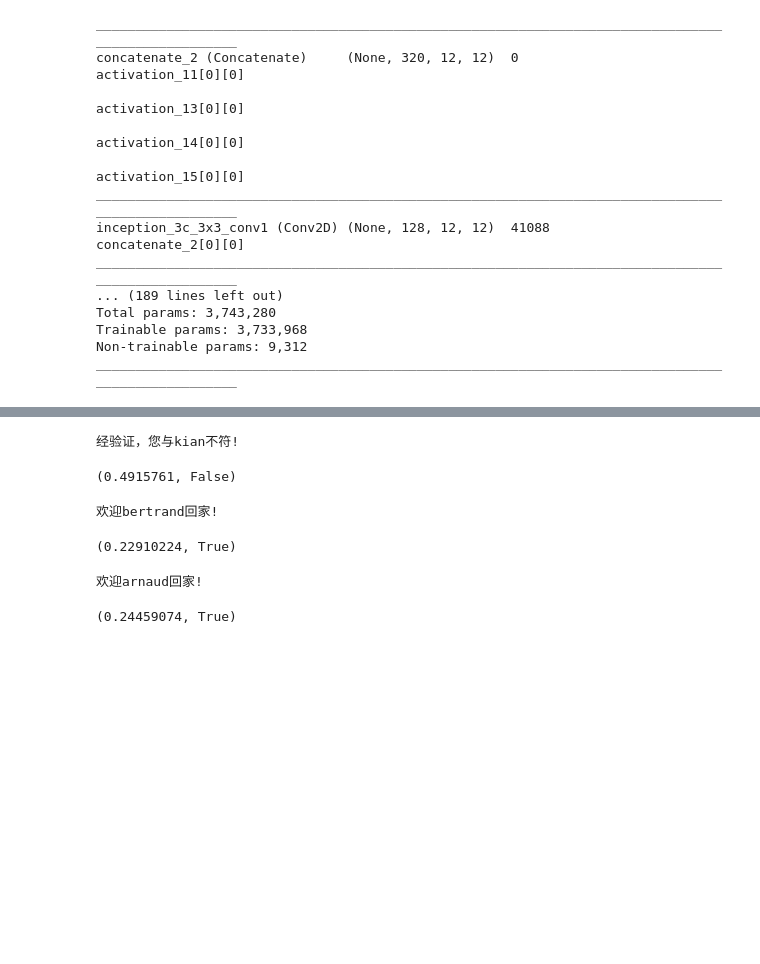
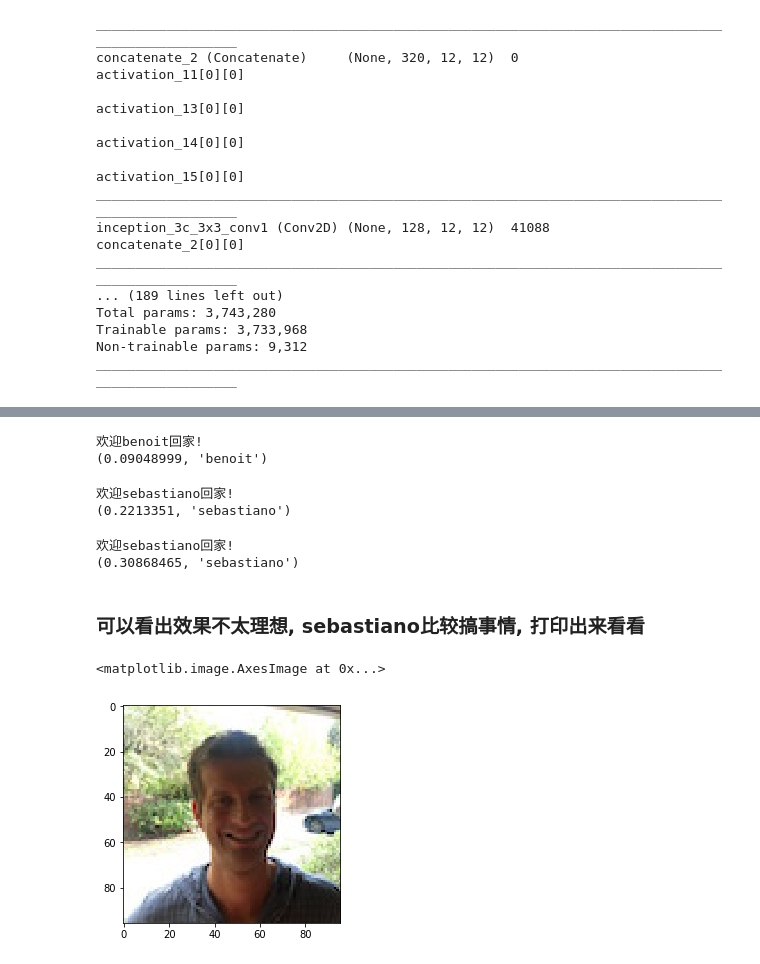
Before and after one commit to wjphallo/deeplearning-study, a Jupyter notebook: 4-4/face_recognition/face_recognition.ipynb, the cells around one changed output, grey strips where cells are left out. Saved outputs shown, nothing was run; the diff lists cells and outputs as text; code cells hidden in the pictures; blank space fills up the shorter version.

```diff
--- a/4-4/face_recognition/face_recognition.ipynb
+++ b/4-4/face_recognition/face_recognition.ipynb
@@ -97,15 +317,25 @@ verify("images/camera_0.jpg","younes",database,FRmodel)
 # %%
-verify("images/camera_2.jpg", "kian", database, FRmodel)
+print(who_is_it("images/camera_2.jpg", database, FRmodel), end='\n\n')    # benoit
 # %% [output]
-经验证，您与kian不符!
+欢迎benoit回家!
+(0.09048999, 'benoit')
-(0.4915761, False)
 # %%
-verify("images/camera_1.jpg", "bertrand", database, FRmodel)
+print(who_is_it("images/camera_1.jpg", database, FRmodel), end='\n\n')    # bertrand
 # %% [output]
-欢迎bertrand回家!
+欢迎sebastiano回家!
+(0.2213351, 'sebastiano')
-(0.22910224, True)
-# %%
-verify("images/camera_1.jpg", "arnaud", database, FRmodel)
-# %% [output]
-欢迎arnaud回家!
-(0.24459074, True)
+# %%
+print(who_is_it("images/camera_0.jpg", database, FRmodel), end='\n\n')    # younes
+# %% [output]
+欢迎sebastiano回家!
+(0.30868465, 'sebastiano')
+# %% [markdown]
+### 可以看出效果不太理想, sebastiano比较搞事情, 打印出来看看
+# %%
+image_path = './images/sebastiano.jpg'
+from imageio import imread
+image = imread(image_path)
+plt.imshow(image)
+# %% [output]
+<matplotlib.image.AxesImage at 0x...>
+[figure, added]
```
Also changed, not shown: parts of 18 cells of this notebook.
